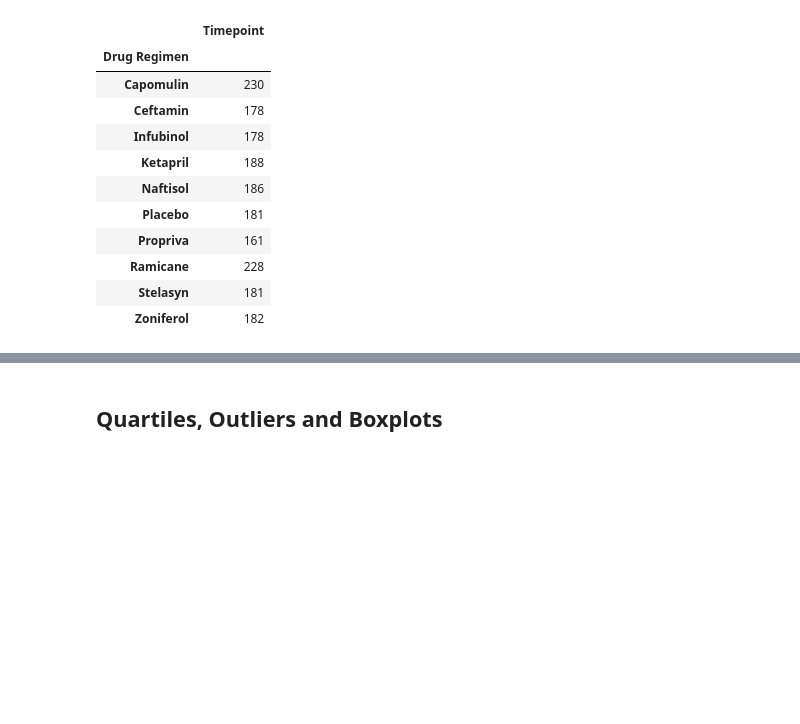
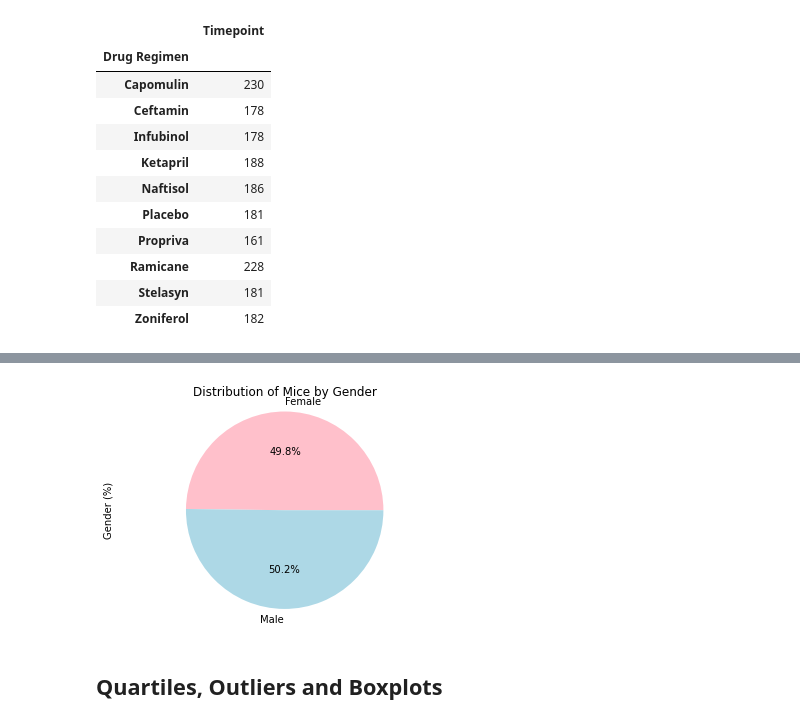
Before and after one commit to stefanyl/pymaceuticals-challenge, a Jupyter notebook: pymaceuticals_starter_hw.ipynb, the cells around one changed output, grey strips where cells are left out. Cells and saved outputs as stored; diff of their text form; code cells hidden in the pictures; blank space fills up the shorter version.

```diff
--- a/pymaceuticals_starter_hw.ipynb
+++ b/pymaceuticals_starter_hw.ipynb
@@ -252,3 +252,16 @@ plt.show()
+# %%
+# Generate a pie plot showing the distribution of female versus male mice using pyplot
+#pie_labels = gender_count["Mouse ID"]
+genders = list(gender_count.index.values)
+gender_counts = gender_count['Mouse ID']
+
+plt.pie(gender_counts, labels=genders, colors=["pink", "lightblue"], autopct="%1.1f%%")
+plt.axis("equal")
+plt.title("Distribution of Mice by Gender")
+plt.ylabel("Gender (%)")
+plt.show()
+# %% [output]
+[figure, added]
 # %% [markdown]
 ## Quartiles, Outliers and Boxplots
 # %%
```
Also changed, not shown: parts of 9 cells of this notebook.
